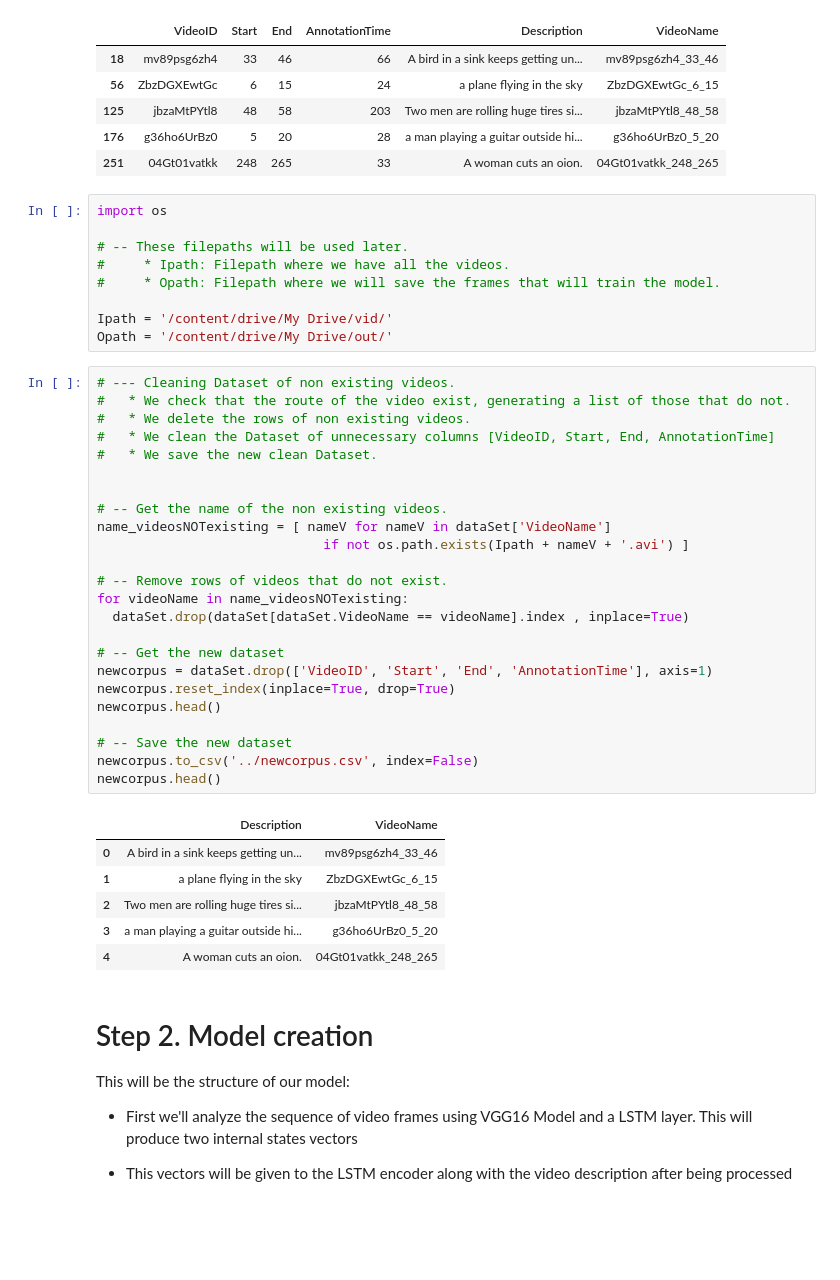
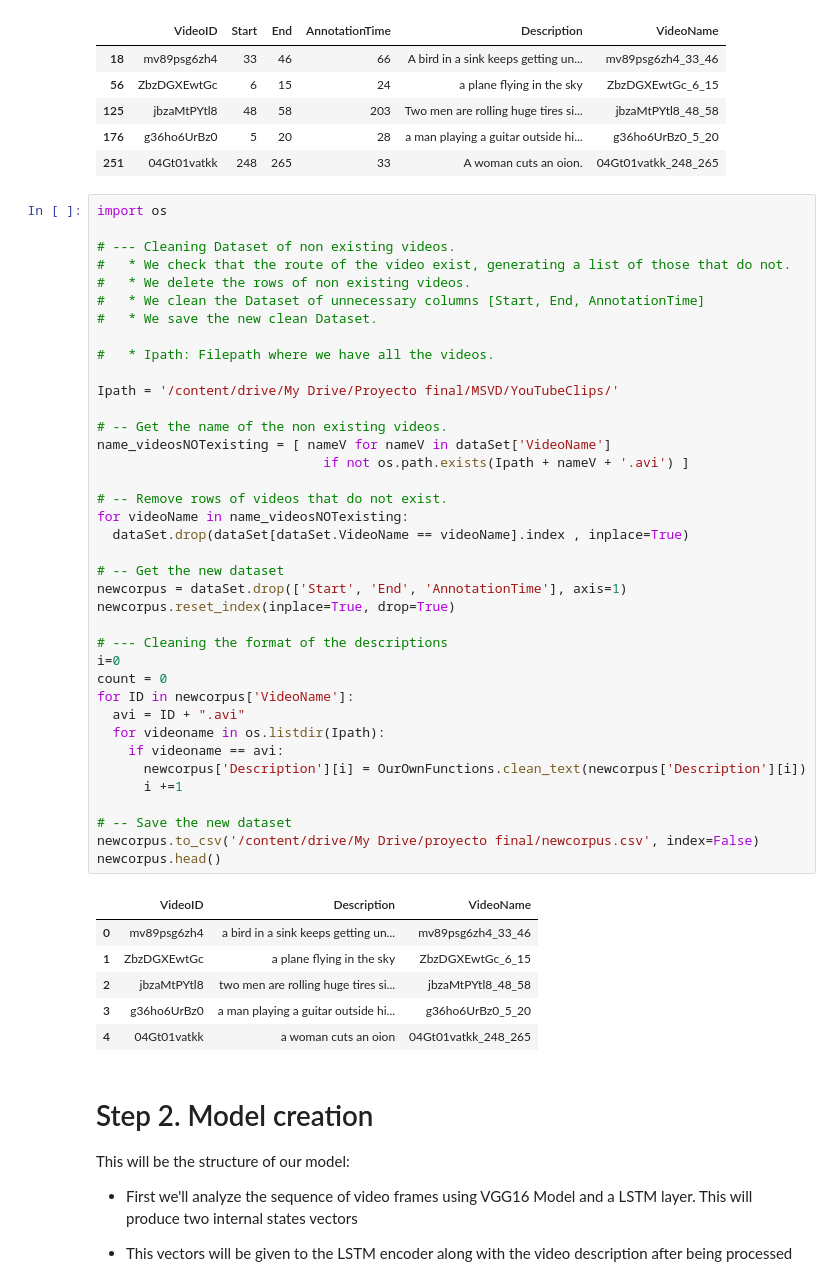
Before and after one commit to Suaif/Video_descriptor, a Jupyter notebook: Main.ipynb, the cells around one changed output. Cells and saved outputs as stored; diff of their text form; blank space fills up the shorter version.

```diff
--- a/Main.ipynb
+++ b/Main.ipynb
@@ -96,46 +96,51 @@ dataSet.head()
 | 125 | jbzaMtPYtl8 | 48 | 58 | 203 | Two men are rolling huge tires si... | jbzaMtPYtl8_48_58 |
 | 176 | g36ho6UrBz0 | 5 | 20 | 28 | a man playing a guitar outside hi... | g36ho6UrBz0_5_20 |
 | 251 | 04Gt01vatkk | 248 | 265 | 33 | A woman cuts an oion. | 04Gt01vatkk_248_265 |
-# %%
-import os
-
-# -- These filepaths will be used later.
-#     * Ipath: Filepath where we have all the videos.
-#     * Opath: Filepath where we will save the frames that will train the model.
-
-Ipath = '/content/drive/My Drive/vid/'
-Opath = '/content/drive/My Drive/out/'
 # %%
+import os
+
 # --- Cleaning Dataset of non existing videos.
 #   * We check that the route of the video exist, generating a list of those that do not.
 #   * We delete the rows of non existing videos.
-#   * We clean the Dataset of unnecessary columns [VideoID, Start, End, AnnotationTime]
+#   * We clean the Dataset of unnecessary columns [Start, End, AnnotationTime]
 #   * We save the new clean Dataset.
 
+#   * Ipath: Filepath where we have all the videos.
+
+Ipath = '/content/drive/My Drive/Proyecto final/MSVD/YouTubeClips/'
 
 # -- Get the name of the non existing videos.
 name_videosNOTexisting = [ nameV for nameV in dataSet['VideoName']
                              if not os.path.exists(Ipath + nameV + '.avi') ]
 
 # -- Remove rows of videos that do not exist.
 for videoName in name_videosNOTexisting:
   dataSet.drop(dataSet[dataSet.VideoName == videoName].index , inplace=True)
 
 # -- Get the new dataset
-newcorpus = dataSet.drop(['VideoID', 'Start', 'End', 'AnnotationTime'], axis=1)
+newcorpus = dataSet.drop(['Start', 'End', 'AnnotationTime'], axis=1)
 newcorpus.reset_index(inplace=True, drop=True)
-newcorpus.head()
+
+# --- Cleaning the format of the descriptions
+i=0
+count = 0
+for ID in newcorpus['VideoName']:
+  avi = ID + ".avi"
+  for videoname in os.listdir(Ipath):
+    if videoname == avi:
+      newcorpus['Description'][i] = OurOwnFunctions.clean_text(newcorpus['Description'][i])
+      i +=1
 
 # -- Save the new dataset
-newcorpus.to_csv('../newcorpus.csv', index=False)
+newcorpus.to_csv('/content/drive/My Drive/proyecto final/newcorpus.csv', index=False)
 newcorpus.head()
 # %% [output]
-|  | Description | VideoName |
-| 0 | A bird in a sink keeps getting un... | mv89psg6zh4_33_46 |
-| 1 | a plane flying in the sky | ZbzDGXEwtGc_6_15 |
-| 2 | Two men are rolling huge tires si... | jbzaMtPYtl8_48_58 |
-| 3 | a man playing a guitar outside hi... | g36ho6UrBz0_5_20 |
-| 4 | A woman cuts an oion. | 04Gt01vatkk_248_265 |
+|  | VideoID | Description | VideoName |
+| 0 | mv89psg6zh4 | a bird in a sink keeps getting un... | mv89psg6zh4_33_46 |
+| 1 | ZbzDGXEwtGc | a plane flying in the sky | ZbzDGXEwtGc_6_15 |
+| 2 | jbzaMtPYtl8 | two men are rolling huge tires si... | jbzaMtPYtl8_48_58 |
+| 3 | g36ho6UrBz0 | a man playing a guitar outside hi... | g36ho6UrBz0_5_20 |
+| 4 | 04Gt01vatkk | a woman cuts an oion | 04Gt01vatkk_248_265 |
 # %% [markdown]
 # Step 2. Model creation
 
```
Also changed, not shown: parts of 8 cells of this notebook.
